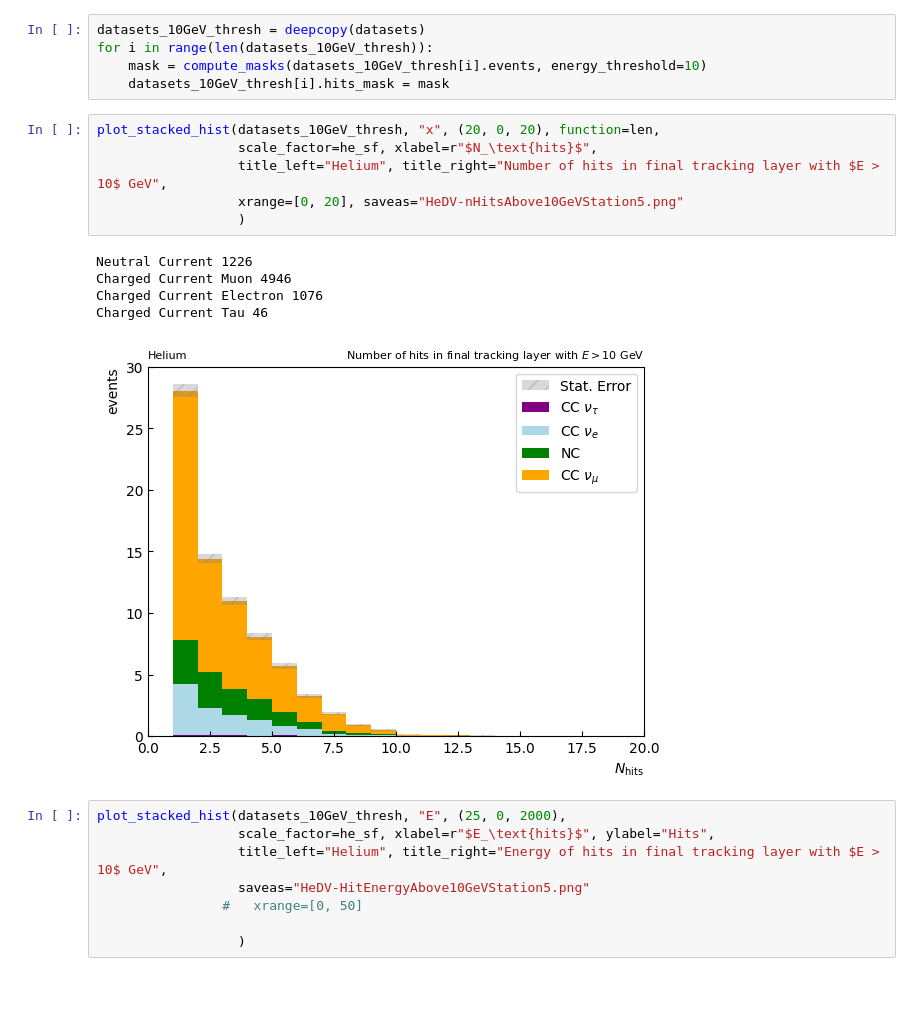
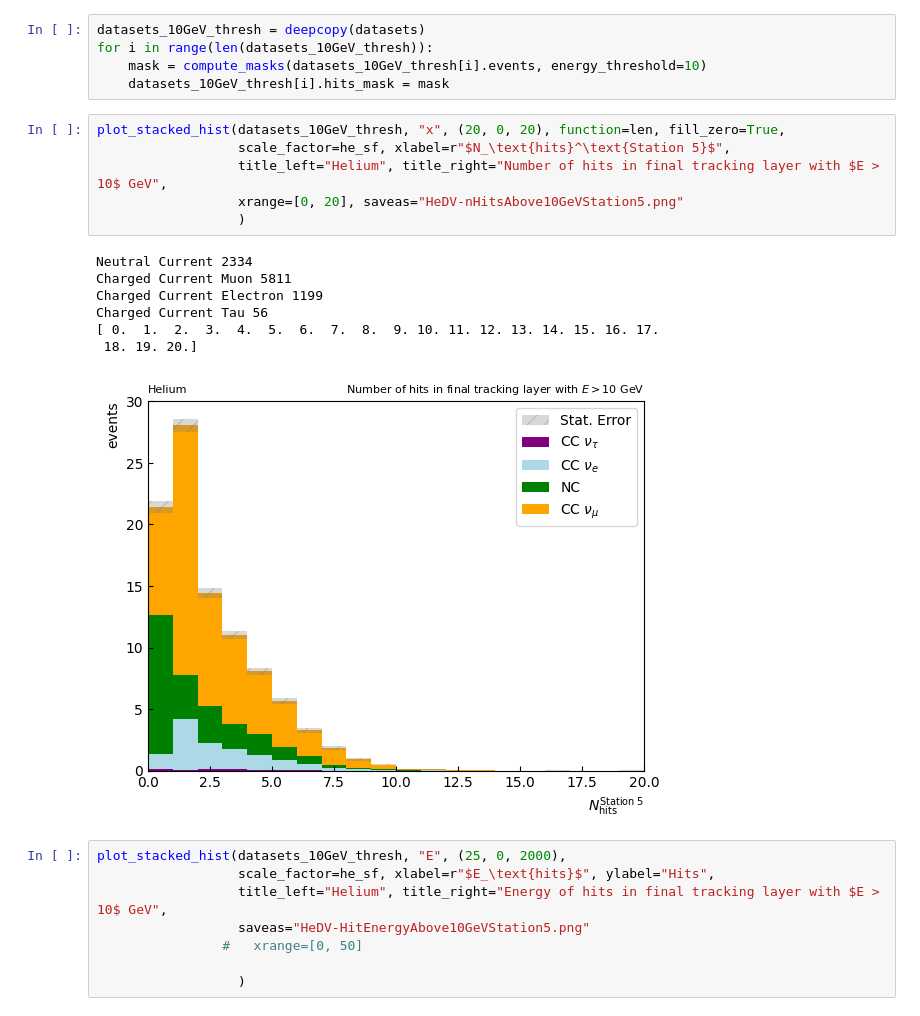
Before and after one commit to benw22022/FASER2_G4, a Jupyter notebook: notebooks/New/analyse_faser2_vHe copy.ipynb, the cells around one changed output. Cells and saved outputs as stored; diff of their text form; blank space fills up the shorter version.

```diff
--- a/notebooks/New/analyse_faser2_vHe copy.ipynb
+++ b/notebooks/New/analyse_faser2_vHe copy.ipynb
@@ -303,17 +303,19 @@ for i in range(len(datasets_10GeV_thresh)):
     mask = compute_masks(datasets_10GeV_thresh[i].events, energy_threshold=10)
     datasets_10GeV_thresh[i].hits_mask = mask
 # %%
-plot_stacked_hist(datasets_10GeV_thresh, "x", (20, 0, 20), function=len,
-                  scale_factor=he_sf, xlabel=r"$N_\text{hits}$",
+plot_stacked_hist(datasets_10GeV_thresh, "x", (20, 0, 20), function=len, fill_zero=True,
+                  scale_factor=he_sf, xlabel=r"$N_\text{hits}^\text{Station 5}$",
                   title_left="Helium", title_right="Number of hits in final tracking layer with $E > 10$ GeV",
                   xrange=[0, 20], saveas="HeDV-nHitsAbove10GeVStation5.png"
                   )
 # %% [output]
-Neutral Current 1226
-Charged Current Muon 4946
-Charged Current Electron 1076
-Charged Current Tau 46
+Neutral Current 2334
+Charged Current Muon 5811
+Charged Current Electron 1199
+Charged Current Tau 56
+[ 0.  1.  2.  3.  4.  5.  6.  7.  8.  9. 10. 11. 12. 13. 14. 15. 16. 17.
+ 18. 19. 20.]
-[figure, old version]
+[figure, new version]
 # %%
 plot_stacked_hist(datasets_10GeV_thresh, "E", (25, 0, 2000),
                   scale_factor=he_sf, xlabel=r"$E_\text{hits}$", ylabel="Hits",
```
Also changed, not shown: parts of 1 cell of this notebook, 1 other file.
